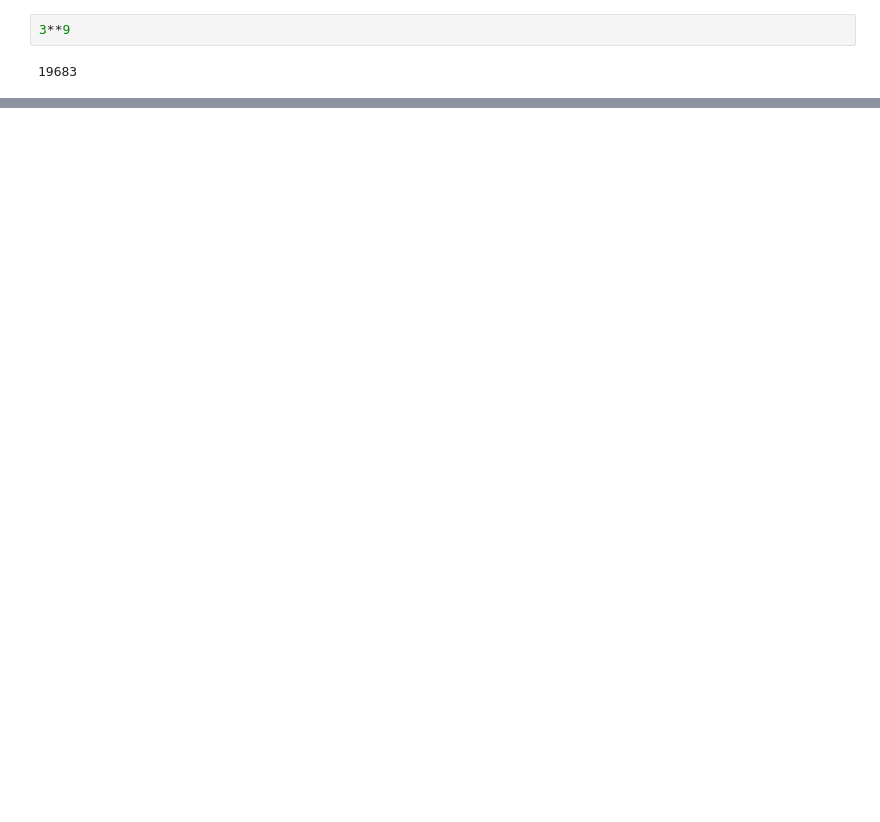
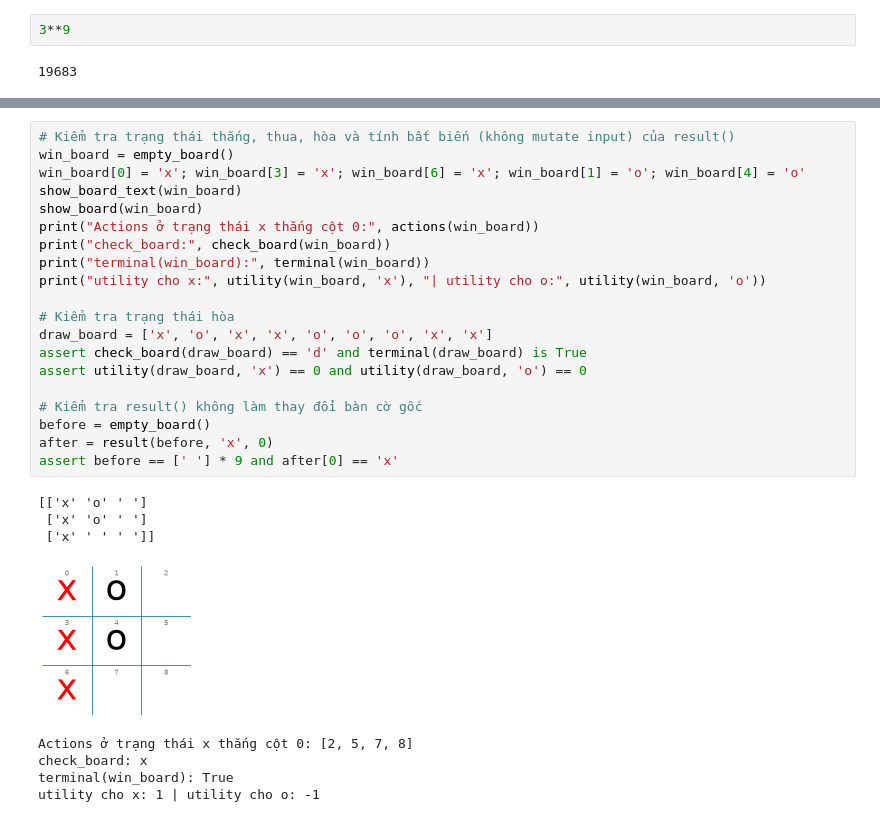
Before and after one commit to minhhailtv6a1/Team_Project_TTNTNC_2025_2026, a Jupyter notebook: lab05 - game/tictactoe_definitions.ipynb, the cells around one changed output, grey strips where cells are left out. Drawn from its saved outputs; the diff is of its cells as text; blank space fills up the shorter version.

```diff
--- a/lab05 - game/tictactoe_definitions.ipynb
+++ b/lab05 - game/tictactoe_definitions.ipynb
@@ -217,0 +134,29 @@ _Note:_ It looks like the first player (x) has an advantage!
+# %%
+# Kiểm tra trạng thái thắng, thua, hòa và tính bất biến (không mutate input) của result()
+win_board = empty_board()
+win_board[0] = 'x'; win_board[3] = 'x'; win_board[6] = 'x'; win_board[1] = 'o'; win_board[4] = 'o'
+show_board_text(win_board)
+show_board(win_board)
+print("Actions ở trạng thái x thắng cột 0:", actions(win_board))
+print("check_board:", check_board(win_board))
+print("terminal(win_board):", terminal(win_board))
+print("utility cho x:", utility(win_board, 'x'), "| utility cho o:", utility(win_board, 'o'))
+
+# Kiểm tra trạng thái hòa
+draw_board = ['x', 'o', 'x', 'x', 'o', 'o', 'o', 'x', 'x']
+assert check_board(draw_board) == 'd' and terminal(draw_board) is True
+assert utility(draw_board, 'x') == 0 and utility(draw_board, 'o') == 0
+
+# Kiểm tra result() không làm thay đổi bàn cờ gốc
+before = empty_board()
+after = result(before, 'x', 0)
+assert before == [' '] * 9 and after[0] == 'x'
+# %% [output]
+[['x' 'o' ' ']
+ ['x' 'o' ' ']
+ ['x' ' ' ' ']]
+[figure, added]
+Actions ở trạng thái x thắng cột 0: [2, 5, 7, 8]
+check_board: x
+terminal(win_board): True
+utility cho x: 1 | utility cho o: -1
```
Also changed, not shown: parts of 43 cells of this notebook, 6 other files.
